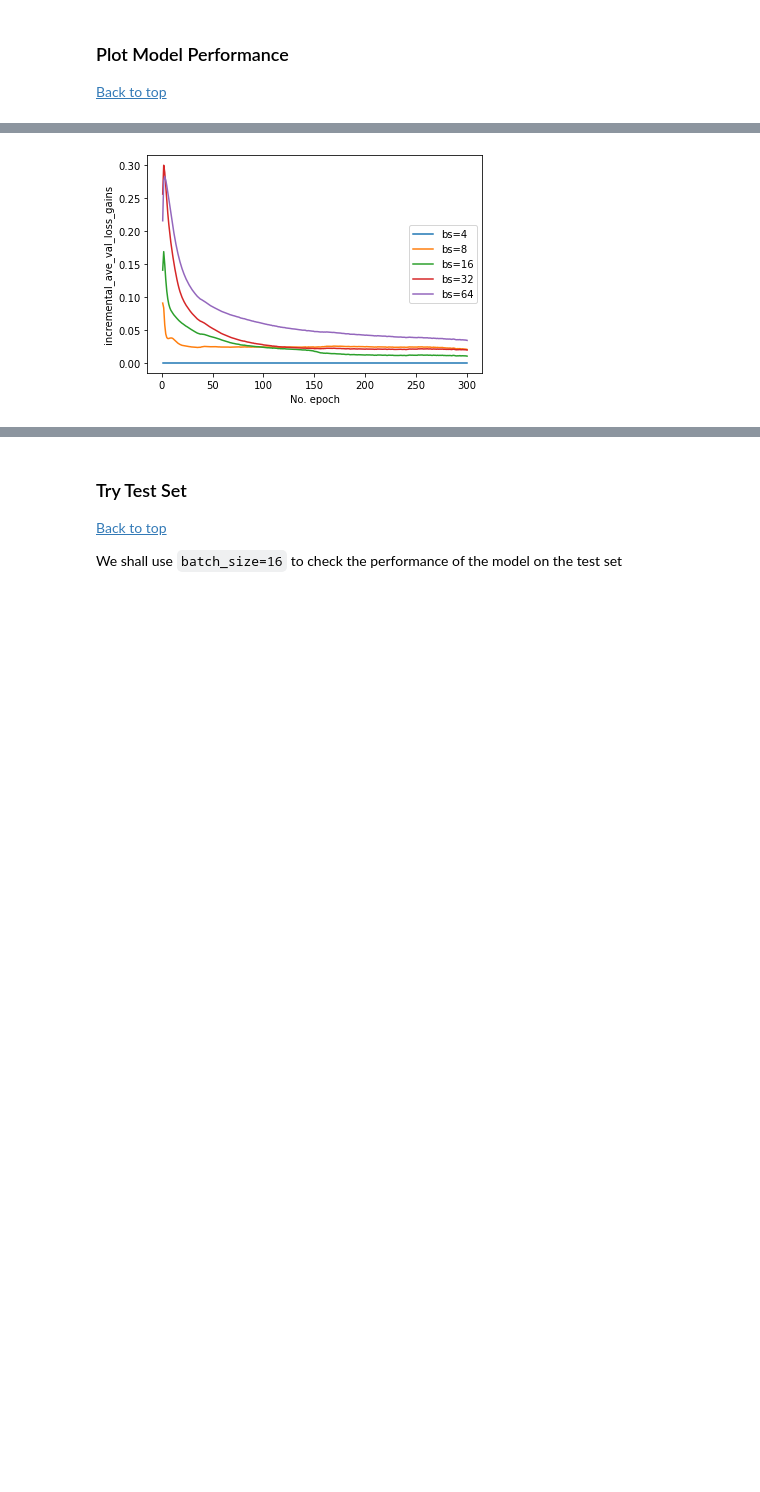
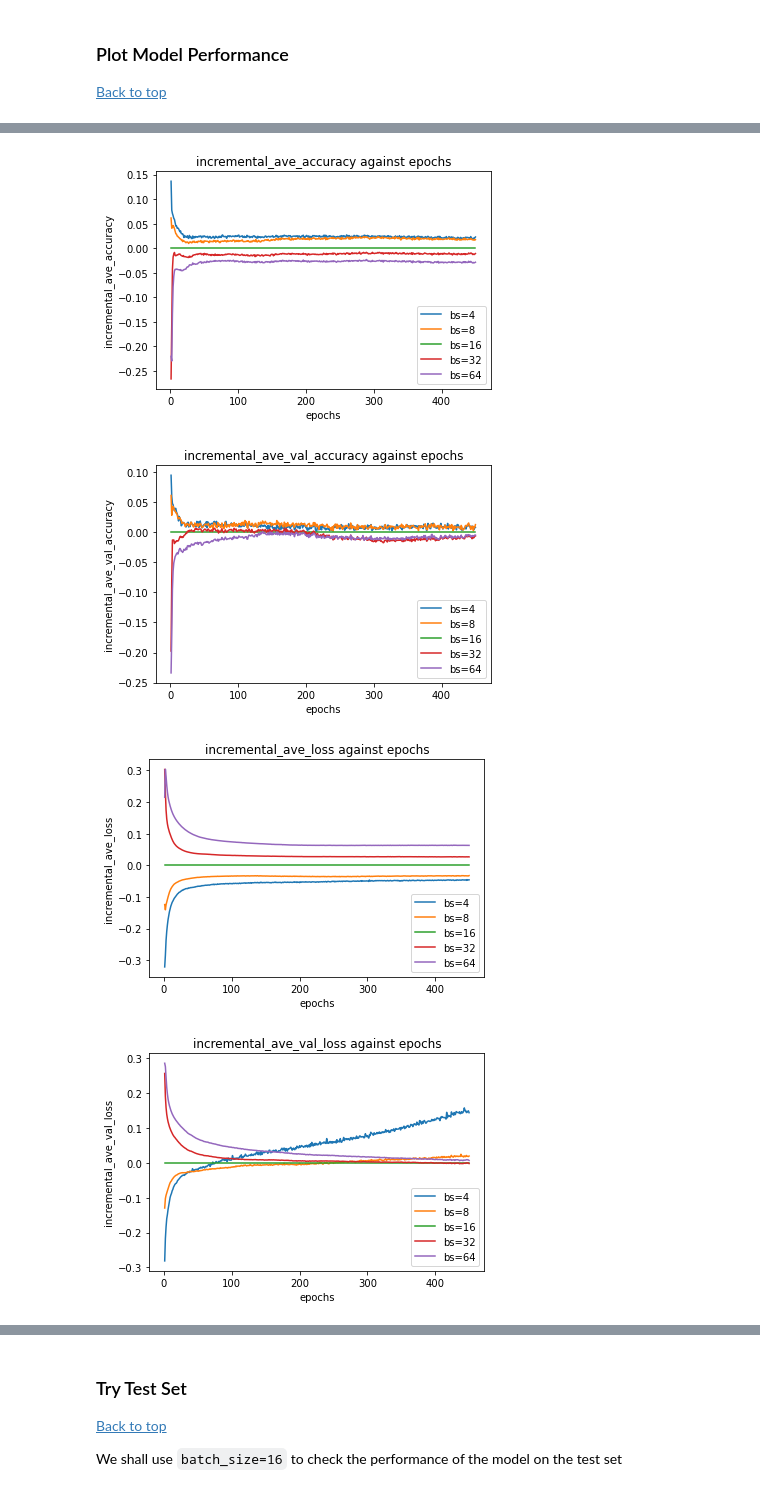
Before and after one commit to tanchuanxin/cz4042_assignment_1, a Jupyter notebook: 1a/assignment_1a_q2.ipynb, the cells around one changed output, grey strips where cells are left out. Saved outputs shown, nothing was run; the diff lists cells and outputs as text; code cells hidden in the pictures; blank space fills up the shorter version.

```diff
--- a/1a/assignment_1a_q2.ipynb
+++ b/1a/assignment_1a_q2.ipynb
@@ -140,7 +172,7 @@ Model Parameters set
 # %%
 def create_model(num_neurons, num_classes, regularization, optimizer, loss, metrics):
     model = keras.Sequential([
-        keras.layers.Dense(num_neurons, activation='relu', kernel_regularizer=regularization, bias_regularizer=regularization),
+        keras.layers.Dense(num_neurons, activation='relu', kernel_regularizer=regularization),
         keras.layers.Dense(num_classes, activation='softmax')
     ])
 
@@ -211,7 +266,0 @@ All times saved
-# %%
-with open('data/histories_q2.json') as json_file:
-    histories = json.load(json_file)
-print('histories reloaded')
-
-times = np.load('data/times_q2.npy', allow_pickle=True).item()
-print('times reloaded')
@@ -349,19 +410,32 @@ df_incremental_time_gains
 # %%
-incremental_ave_val_loss_gains = np.array(ave_val_loss).T.copy()
-incremental_ave_val_accuracy_gains = np.array(ave_val_accuracy).T.copy()
-incremental_ave_val_sparse_categorical_crossentropy_gains = np.array(ave_val_sparse_categorical_crossentropy).T.copy()
+incremental_ave_accuracy = np.array(ave_accuracy).T.copy()
+incremental_ave_val_accuracy = np.array(ave_val_accuracy).T.copy()
+incremental_ave_loss = np.array(ave_loss).T.copy()
+incremental_ave_val_loss = np.array(ave_val_loss).T.copy()
+incremental_ave_ce = np.array(ave_ce).T.copy()
+incremental_ave_val_ce = np.array(ave_val_ce).T.copy()
+# %%
+incremental_metrics = [incremental_ave_accuracy, incremental_ave_val_accuracy, incremental_ave_loss, incremental_ave_val_loss, incremental_ave_ce, incremental_ave_val_ce]
+incremental_metrics_mapping = ['incremental_ave_accuracy', 'incremental_ave_val_accuracy', 'incremental_ave_loss', 'incremental_ave_val_loss', 'incremental_ave_ce', 'incremental_ave_val_ce']
+
+baseline_column = 'bs=16'
 # %%
-df_incremental_ave_val_loss_gains = pd.DataFrame(incremental_ave_val_loss_gains, columns =['bs=4', 'bs=8', 'bs=16', 'bs=32', 'bs=64'])
-df_incremental_ave_val_loss_gains_baseline = pd.DataFrame(df_incremental_ave_val_loss_gains['bs=4'], columns=['bs=4'])
+for index, incremental_metric in enumerate(incremental_metrics):
+    df_incremental_metric = pd.DataFrame(incremental_metric, columns =['bs=4', 'bs=8', 'bs=16', 'bs=32', 'bs=64'])
+    df_incremental_metric_baseline = pd.DataFrame(df_incremental_metric[baseline_column], columns=[baseline_column])
 
-for column in df_incremental_ave_val_loss_gains.columns:
-    df_incremental_ave_val_loss_gains[column] = df_incremental_ave_val_loss_gains[column] - df_incremental_ave_val_loss_gains_baseline['bs=4']
+    for column in df_incremental_metric.columns:
+        df_incremental_metric[column] = df_incremental_metric[column] - df_incremental_metric_baseline[baseline_column]
 
-for column in df_incremental_ave_val_loss_gains.columns:
-    plt.plot(x, df_incremental_ave_val_loss_gains[column], label=column)
-    plt.ylabel("incremental_ave_val_loss_gains")
-    plt.xlabel("No. epoch")
-    plt.legend(loc="center right")
-plt.show()
+    for column in df_incremental_metric.columns:
+        plt.plot(epochs_label, df_incremental_metric[column], label=column)
+        plt.title(incremental_metrics_mapping[index] + ' against epochs')
+        plt.ylabel(incremental_metrics_mapping[index])
+        plt.xlabel("epochs")
+        plt.legend(loc="lower right")
+    plt.show()
 # %% [output]
-[figure, old version]
+[figure, new version]
+[figure, added]
+[figure, added]
+[figure, added]
```
Also changed, not shown: parts of 47 cells of this notebook, 20 other files.
